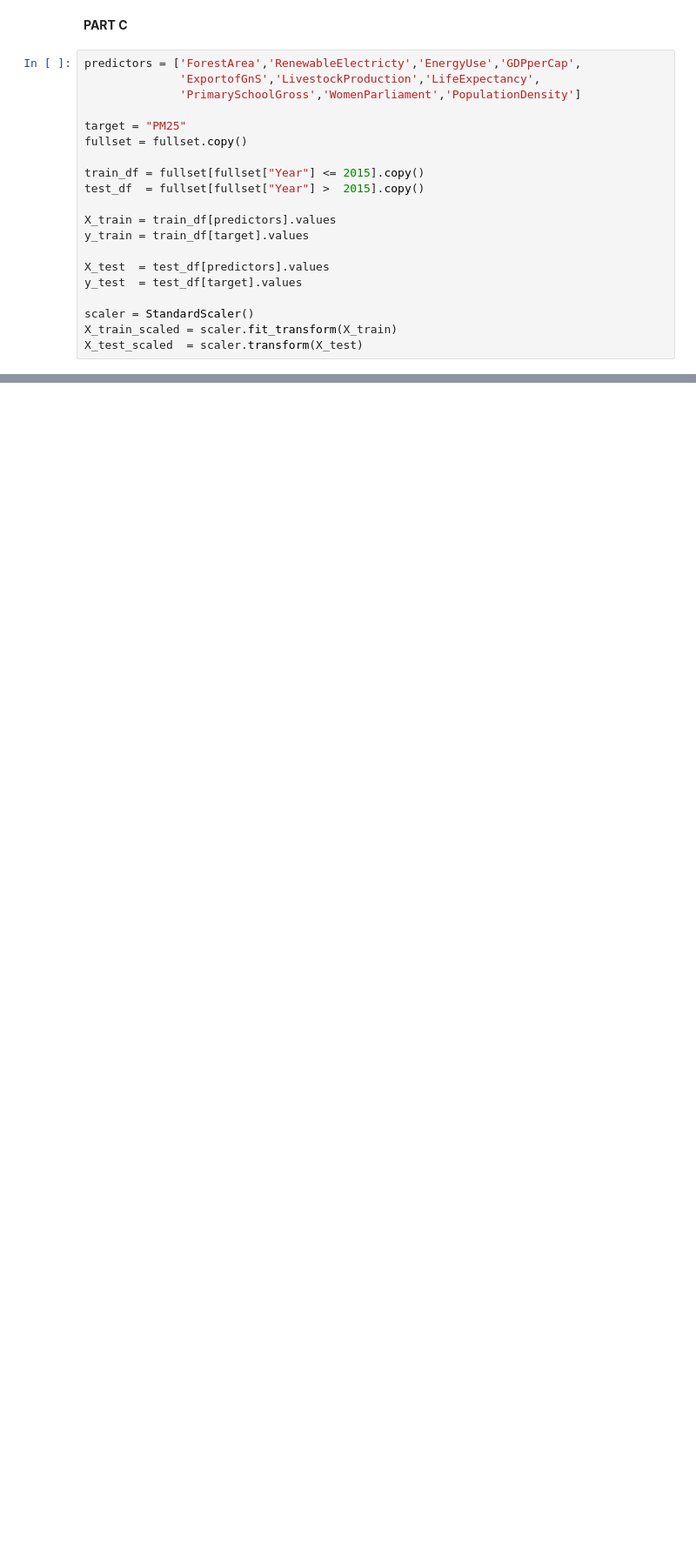
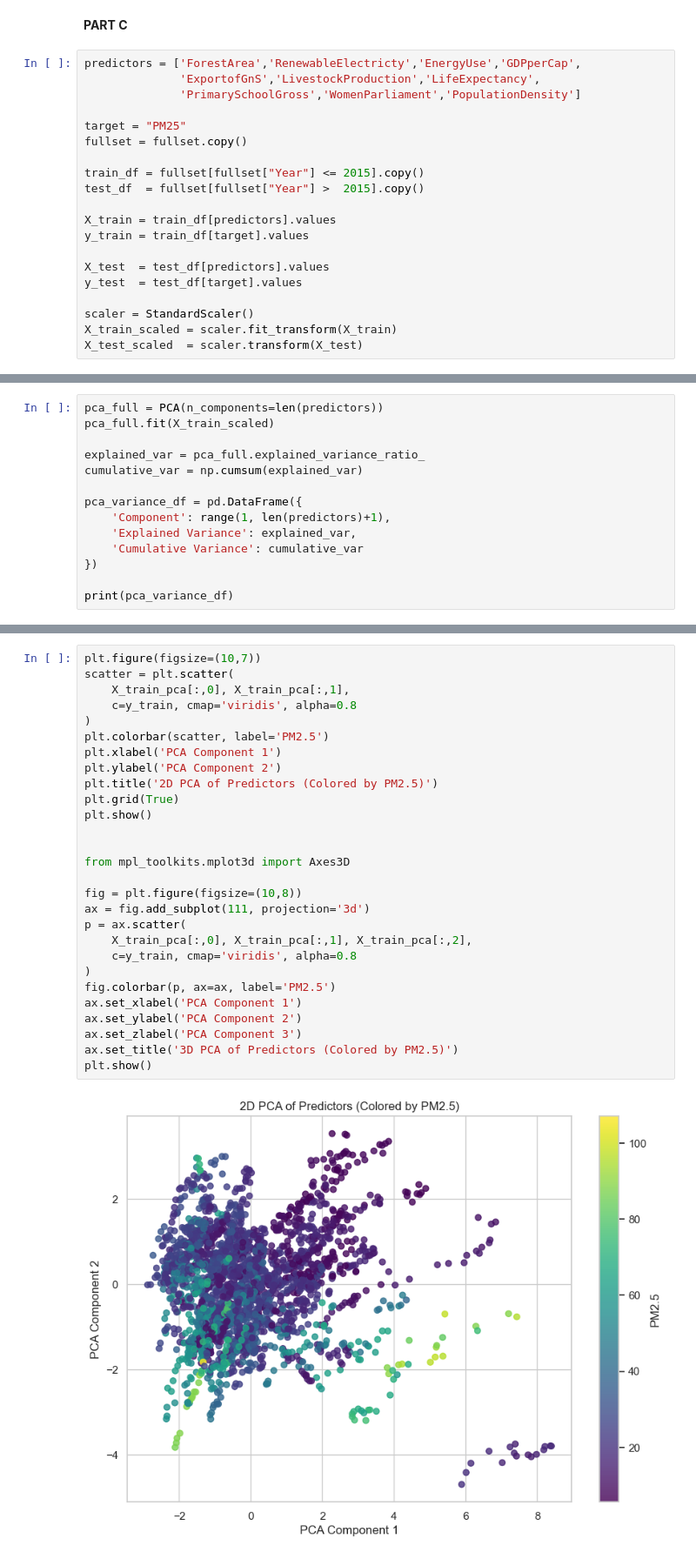
Before and after one commit to davidflanagan04/David-and-Charlie-machine-learning-final, a Jupyter notebook: Final_Project.ipynb, the cells around one changed output, grey strips where cells are left out. Shown at 87% size. Saved outputs shown, nothing was run; the diff lists cells and outputs as text; blank space fills up the shorter version.

```diff
--- a/Final_Project.ipynb
+++ b/Final_Project.ipynb
@@ -620,0 +667,14 @@ plt.show()
+# %%
+pca_full = PCA(n_components=len(predictors))
+pca_full.fit(X_train_scaled)
+
+explained_var = pca_full.explained_variance_ratio_
+cumulative_var = np.cumsum(explained_var)
+
+pca_variance_df = pd.DataFrame({
+    'Component': range(1, len(predictors)+1),
+    'Explained Variance': explained_var,
+    'Cumulative Variance': cumulative_var
+})
+
+print(pca_variance_df)
@@ -620,0 +821,30 @@ plt.show()
+# %%
+plt.figure(figsize=(10,7))
+scatter = plt.scatter(
+    X_train_pca[:,0], X_train_pca[:,1],
+    c=y_train, cmap='viridis', alpha=0.8
+)
+plt.colorbar(scatter, label='PM2.5')
+plt.xlabel('PCA Component 1')
+plt.ylabel('PCA Component 2')
+plt.title('2D PCA of Predictors (Colored by PM2.5)')
+plt.grid(True)
+plt.show()
+
+
+from mpl_toolkits.mplot3d import Axes3D
+
+fig = plt.figure(figsize=(10,8))
+ax = fig.add_subplot(111, projection='3d')
+p = ax.scatter(
+    X_train_pca[:,0], X_train_pca[:,1], X_train_pca[:,2],
+    c=y_train, cmap='viridis', alpha=0.8
+)
+fig.colorbar(p, ax=ax, label='PM2.5')
+ax.set_xlabel('PCA Component 1')
+ax.set_ylabel('PCA Component 2')
+ax.set_zlabel('PCA Component 3')
+ax.set_title('3D PCA of Predictors (Colored by PM2.5)')
+plt.show()
+# %% [output]
+[figure, added]
```
Also changed, not shown: parts of 38 cells of this notebook.
